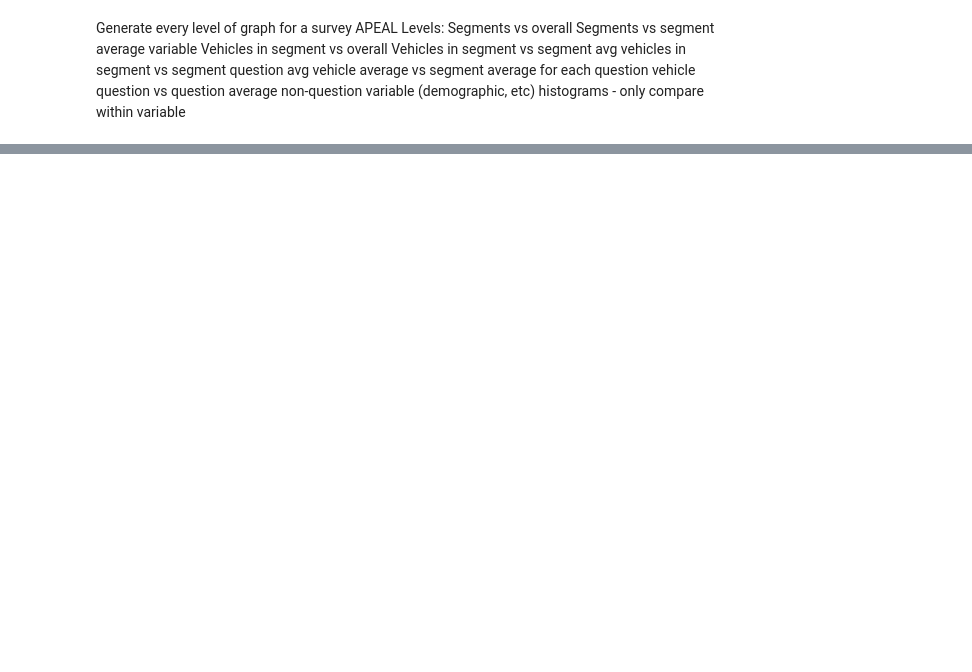
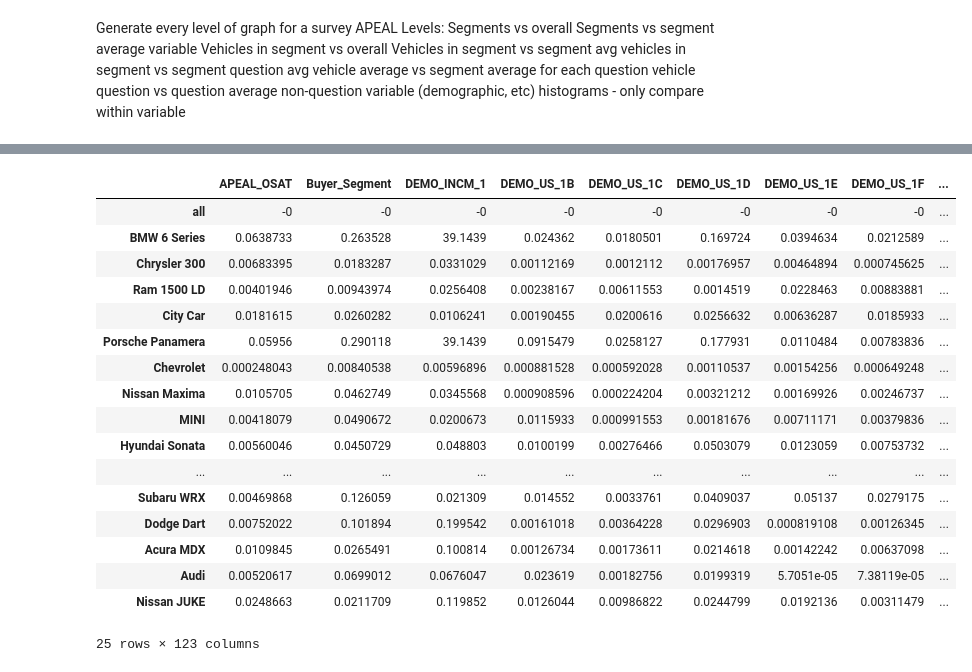
Before and after one commit to kpeterso/HistogramDistance, a Jupyter notebook: Histogram Distance Graph Automation.ipynb, the cells around one changed output, grey strips where cells are left out. Cells and saved outputs as stored; diff of their text form; code cells hidden in the pictures; blank space fills up the shorter version.

```diff
--- a/Histogram Distance Graph Automation.ipynb
+++ b/Histogram Distance Graph Automation.ipynb
@@ -37,0 +170,23 @@ for f in fileList:
+# %%
+B=dStack[dStack['k2']=='all'].set_index('k1').drop('k2',axis=1)
+del(B.index.name)
+B
+# %% [output]
+|  | APEAL_OSAT | Buyer_Segment | DEMO_INCM_1 | DEMO_US_1B | DEMO_US_1C | DEMO_US_1D | DEMO_US_1E | DEMO_US_1F | ... |
+| all | -0 | -0 | -0 | -0 | -0 | -0 | -0 | -0 | ... |
+| BMW 6 Series | 0.0638733 | 0.263528 | 39.1439 | 0.024362 | 0.0180501 | 0.169724 | 0.0394634 | 0.0212589 | ... |
+| Chrysler 300 | 0.00683395 | 0.0183287 | 0.0331029 | 0.00112169 | 0.0012112 | 0.00176957 | 0.00464894 | 0.000745625 | ... |
+| Ram 1500 LD | 0.00401946 | 0.00943974 | 0.0256408 | 0.00238167 | 0.00611553 | 0.0014519 | 0.0228463 | 0.00883881 | ... |
+| City Car | 0.0181615 | 0.0260282 | 0.0106241 | 0.00190455 | 0.0200616 | 0.0256632 | 0.00636287 | 0.0185933 | ... |
+| Porsche Panamera | 0.05956 | 0.290118 | 39.1439 | 0.0915479 | 0.0258127 | 0.177931 | 0.0110484 | 0.00783836 | ... |
+| Chevrolet | 0.000248043 | 0.00840538 | 0.00596896 | 0.000881528 | 0.000592028 | 0.00110537 | 0.00154256 | 0.000649248 | ... |
+| Nissan Maxima | 0.0105705 | 0.0462749 | 0.0345568 | 0.000908596 | 0.000224204 | 0.00321212 | 0.00169926 | 0.00246737 | ... |
+| MINI | 0.00418079 | 0.0490672 | 0.0200673 | 0.0115933 | 0.000991553 | 0.00181676 | 0.00711171 | 0.00379836 | ... |
+| Hyundai Sonata | 0.00560046 | 0.0450729 | 0.048803 | 0.0100199 | 0.00276466 | 0.0503079 | 0.0123059 | 0.00753732 | ... |
+| ... | ... | ... | ... | ... | ... | ... | ... | ... | ... |
+| Subaru WRX | 0.00469868 | 0.126059 | 0.021309 | 0.014552 | 0.0033761 | 0.0409037 | 0.05137 | 0.0279175 | ... |
+| Dodge Dart | 0.00752022 | 0.101894 | 0.199542 | 0.00161018 | 0.00364228 | 0.0296903 | 0.000819108 | 0.00126345 | ... |
+| Acura MDX | 0.0109845 | 0.0265491 | 0.100814 | 0.00126734 | 0.00173611 | 0.0214618 | 0.00142242 | 0.00637098 | ... |
+| Audi | 0.00520617 | 0.0699012 | 0.0676047 | 0.023619 | 0.00182756 | 0.0199319 | 5.7051e-05 | 7.38119e-05 | ... |
+| Nissan JUKE | 0.0248663 | 0.0211709 | 0.119852 | 0.0126044 | 0.00986822 | 0.0244799 | 0.0192136 | 0.00311479 | ... |
+25 rows × 123 columns
```
Also changed, not shown: parts of 12 cells of this notebook.
